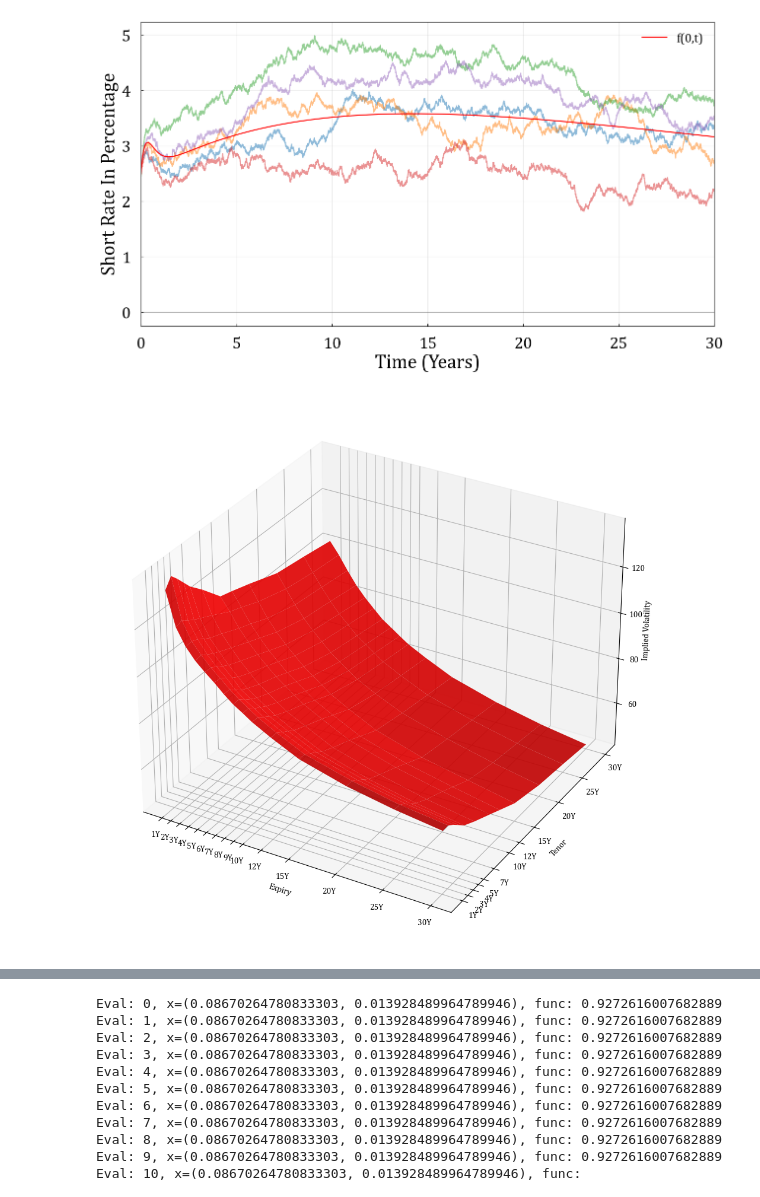
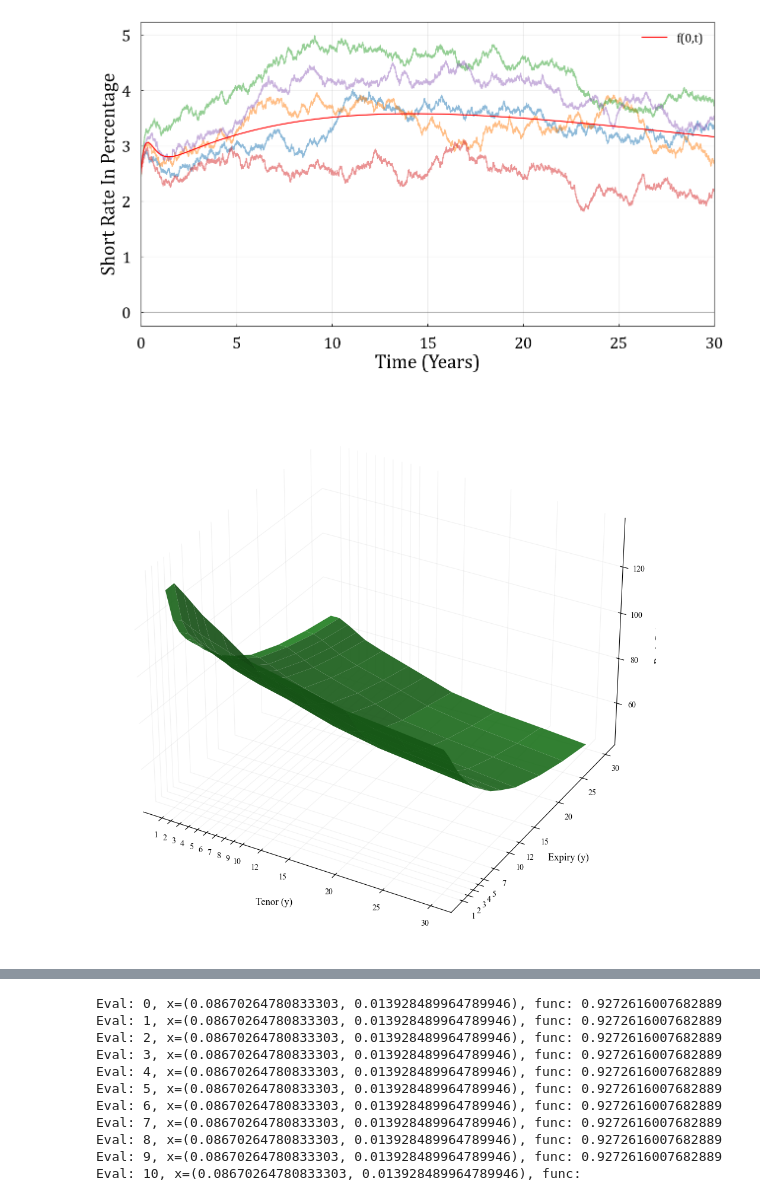
Before and after one commit to Eskild-afk/MasterThesis, a Jupyter notebook: quikMaths.ipynb, the cells around one changed output, grey strips where cells are left out. Drawn from its saved outputs; the diff is of its cells as text; code cells hidden in the pictures.

Commit message:
3d graphs done

```diff
--- a/quikMaths.ipynb
+++ b/quikMaths.ipynb
@@ -85,35 +85,60 @@ def monthoryear(x):
 # ax.set_yticklabels([f'{int(x/12)}Y' for x in straddlesobs.columns])
 # ax.set_yticks(straddlesobs.columns/12)
 # ax.invert_xaxis()
 # plt.show()
 
 # fig = plt.figure(figsize=(8,8))
 # X,Y = np.meshgrid(impliedVol.columns/12, impliedVol.index/12)
 # ax = fig.add_subplot(111, projection='3d')
 # ax.plot_surface(Y,X,impliedVol.values, alpha=0.9, color='red')
 
 # ax.set_xlabel('Expiry')
 # ax.set_xticks((straddlesobs.index/12))
 # ax.set_xticklabels([monthoryear(x) for x in straddlesobs.index])
 # ax.set_ylabel('Tenor')
 # ax.set_yticks(straddlesobs.columns/12)
 # ax.set_yticklabels([f'{int(x/12)}Y' for x in straddlesobs.columns])
 # ax.invert_xaxis()
 # plt.show()
 
 fig = plt.figure(figsize=(12,12))
 X,Y = np.meshgrid(impliedVol.columns/12, impliedVol.index/12)
+
+
 ax = fig.add_subplot(111, projection='3d')
-ax.plot_surface(Y,X,impliedVol.values, alpha=0.9, color='red')
-ax.set_xlabel('Expiry')
+ax.plot_surface(X,Y,impliedVol.values, alpha=0.9, color='limegreen')
+#ax.set_xlabel('Expiry')
 ax.set_xticks((straddlesobs.index/12))
 ax.set_xticklabels([monthoryear(x) for x in straddlesobs.index])
-ax.set_ylabel('Tenor')
+ax.set_xticklabels([int(x/12) for x in straddlesobs.index])
+#ax.set_ylabel('Tenor')
 ax.set_zlabel('Implied Volatility')
 ax.zaxis.labelpad=-0.7
 ax.set_yticks(straddlesobs.columns/12)
 ax.set_yticklabels([f'{int(x/12)}Y' for x in straddlesobs.columns])
+ax.set_yticklabels([int(x/12) for x in straddlesobs.columns])
+#Background
+ax.xaxis.pane.fill = False
+ax.yaxis.pane.fill = False
+ax.zaxis.pane.fill = False
 
-plt.show()
+ax.view_init(30, 300)
+
+ax.xaxis.pane.set_edgecolor('w')
+ax.yaxis.pane.set_edgecolor('w')
+ax.zaxis.pane.set_edgecolor('w')
+#Labelling
+ax.xaxis.set_rotate_label(False)
+ax.yaxis.set_rotate_label(False)
+
+ax.xaxis.labelpad = 15
+ax.yaxis.labelpad = 15
+ax.zaxis.labelpad = 10
+
+ax.set_xlabel('Tenor (y)', fontsize = 12, rotation = 0)
+ax.set_ylabel('Expiry (y)', fontsize = 12, rotation = 0)
+ax.set_zlabel('Basis Points (bps)', fontsize = 12)
+
+plt.savefig(f'./Graphs/Implied_Volatility.png')
 # %% [output]
-[figure, old version]
+[figure, new version]
```
Also changed, not shown: parts of 2 cells of this notebook, 2 other files.
